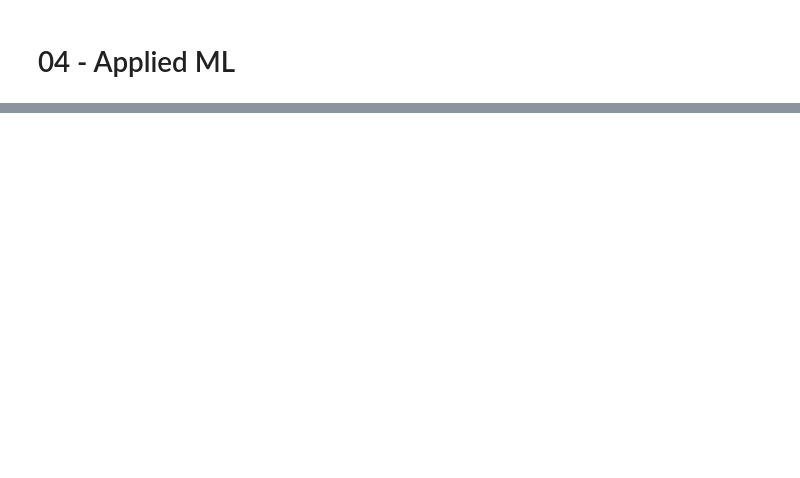
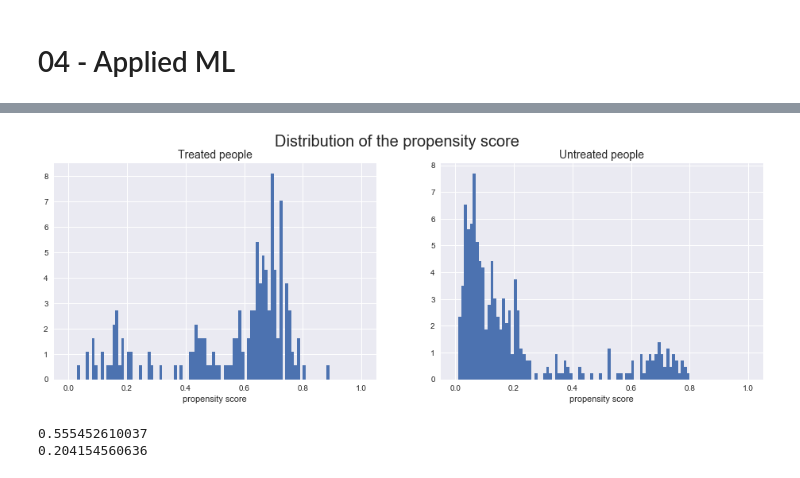
Before and after one commit to brunowicht/ada_project, a Jupyter notebook: 04 - Applied ML/Homework4.ipynb, the cells around one changed output, grey strips where cells are left out. Cells and saved outputs as stored; diff of their text form; code cells hidden in the pictures; blank space fills up the shorter version.

```diff
--- a/04 - Applied ML/Homework4.ipynb
+++ b/04 - Applied ML/Homework4.ipynb
@@ -57,0 +74,10 @@ for col in ["age", "educ", "black", "hispan", "married", "nodegree", "re74", "re
+# %%
+# The features vector
+X = data[data_features]
+# The label vector
+y = data['treat']
+
+logistic = LogisticRegression()
+logistic.fit(X, y)
+pred_prob = logistic.predict_proba(X)
+pred_prob
@@ -57,0 +92,26 @@ for col in ["age", "educ", "black", "hispan", "married", "nodegree", "re74", "re
+# %%
+treated_idx = (data['treat'] == 1)
+untreated_idx = (data['treat'] == 0)
+
+pred_prob_treated = pred_prob[treated_idx, 1]
+pred_prob_untreated = pred_prob[untreated_idx, 1]
+
+plt.figure(figsize=(16,5))
+plt.suptitle("Distribution of the propensity score", fontsize=20)
+plt.subplot(1,2,1)
+plt.hist(pred_prob_treated, bins=100, range=(0, 1), normed=True)
+plt.xlabel('propensity score')
+plt.title("Treated people", fontsize=14)
+
+plt.subplot(1,2,2)
+plt.hist(pred_prob_untreated, bins=100, range=(0, 1), normed=True)
+plt.title("Untreated people", fontsize=14)
+plt.xlabel('propensity score')
+plt.show()
+
+print(np.mean(pred_prob_treated))
+print(np.mean(pred_prob_untreated))
+# %% [output]
+[figure, added]
+0.555452610037
+0.204154560636
```
Also changed, not shown: parts of 9 cells of this notebook.
